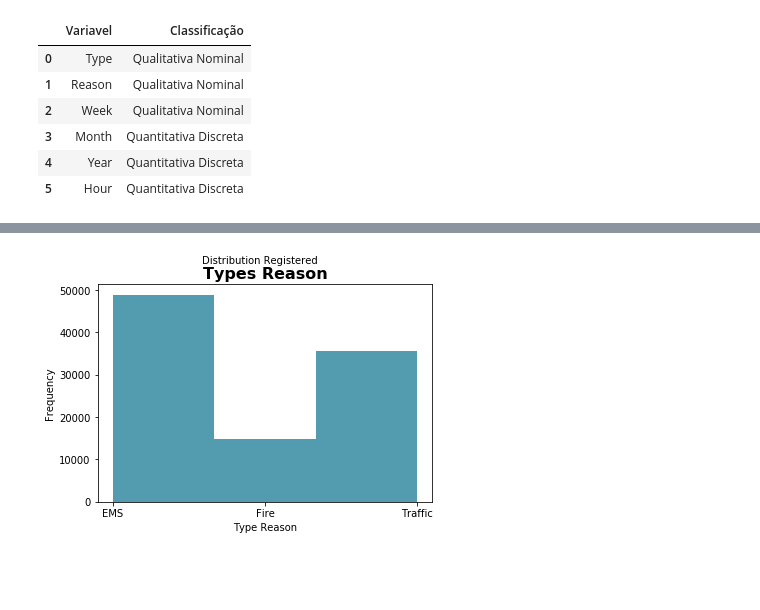
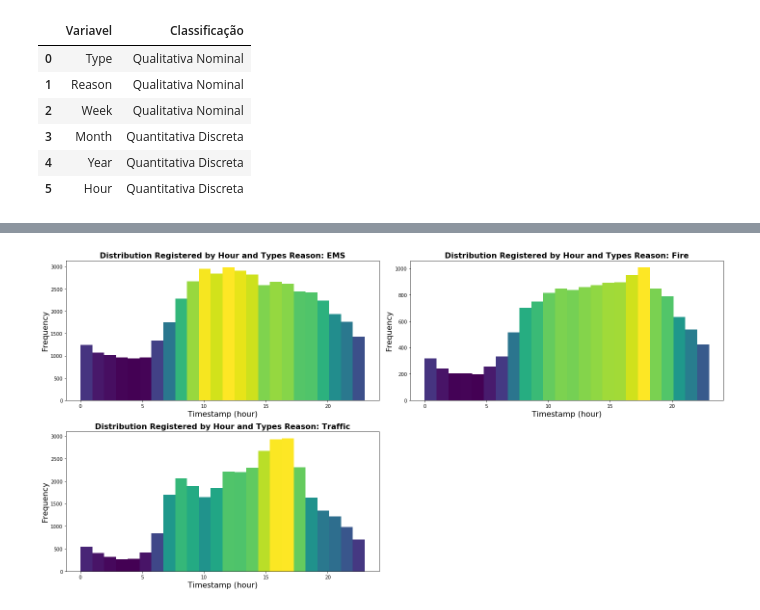
Before and after one commit to aabrantes/datascience, a Jupyter notebook: Trabalho_Apresentação.ipynb, the cells around one changed output, grey strips where cells are left out. Saved outputs shown, nothing was run; the diff lists cells and outputs as text; code cells hidden in the pictures; blank space fills up the shorter version.

```diff
--- a/Trabalho_Apresentação.ipynb
+++ b/Trabalho_Apresentação.ipynb
@@ -72,0 +99,20 @@ variaveis
+# %%
+fig, ax = plt.subplots(figsize=(20, 10))
+
+# Show 4 different binwidths
+for i, binwidth in enumerate([1, 5, 10, 15, 20, 25]):
+
+    # Set up the plot
+    ax = plt.subplot(3, 2, i + 1)
+
+    # Draw the plot
+    ax.hist(df['Hour'], bins = int(180/binwidth),
+             color = 'blue', edgecolor = 'black')
+
+    # Title and labels
+    ax.set_title('Histogram with Binwidth = %d' % binwidth, size = 16)
+    ax.set_xlabel('Timestamp (hour)', size = 16)
+    ax.set_ylabel('Frequency', size= 16)
+
+fig.tight_layout()
+plt.show()
@@ -73,44 +167,37 @@ variaveis
 # %%
-# Define a function for a histogram
-def histogram(data, x_label, y_label, title, suptitle, n_bins):
-    _, ax = plt.subplots()
-    ax.hist(data, color = '#539caf', bins=n_bins)
-    ax.set_ylabel(y_label)
-    ax.set_xlabel(x_label)
-    ax.set_title(title, fontsize=16, fontweight='bold')
-    plt.suptitle(suptitle, fontsize=10)
+fig, ax = plt.subplots(figsize=(20, 10))
 
-def histogramColors(data, x_label, y_label, title, suptitle, n_bins):
-    _, ax = plt.subplots()
+# Show 4 different binwidths
+for i in enumerate(['EMS','Fire','Traffic']):
+
+    # Set up the plot
+    ax = plt.subplot(2, 2, i[0] + 1)
+
+    data = df[df['Type'] == i[1]]['Hour']
+    n_bins = 24
 
     # N is the count in each bin, bins is the lower-limit of the bin
     N, bins, patches = ax.hist(data, bins=n_bins)
 
     # We'll color code by height, but you could use any scalar
     fracs = N / N.max()
 
     # we need to normalize the data to 0..1 for the full range of the colormap
     norm = colors.Normalize(fracs.min(), fracs.max())
 
     # Now, we'll loop through our objects and set the color of each accordingly
     for thisfrac, thispatch in zip(fracs, patches):
         color = plt.cm.viridis(norm(thisfrac))
         thispatch.set_facecolor(color)
 
     # We can also normalize our inputs by the total number of counts
-    ax.hist(df['Hour'], bins=24, density=True)
+    ax.hist(data, bins=n_bins, density=True)
 
-    ax.set_ylabel(y_label)
-    ax.set_xlabel(x_label)
-    ax.set_title(title, fontsize=16, fontweight='bold')
-    plt.suptitle(suptitle, fontsize=10)
+    ax.set_xlabel('Timestamp (hour)', fontsize=16,)
+    ax.set_ylabel('Frequency', fontsize=16)
+    ax.set_title('Distribution Registered by Hour and Types Reason: ' + i[1], fontsize=16, fontweight='bold')
 
-# Histograma Type Reason
-histogram(data = df['Type'],
-          x_label = 'Type Reason',
-          y_label = 'Frequency',
-          title = 'Types Reason',
-          suptitle = 'Distribution Registered',
-          n_bins = 3 )
+fig.tight_layout()
+plt.show()
 # %% [output]
-[figure, old version]
+[figure, new version]
```
Also changed, not shown: parts of 13 cells of this notebook.
